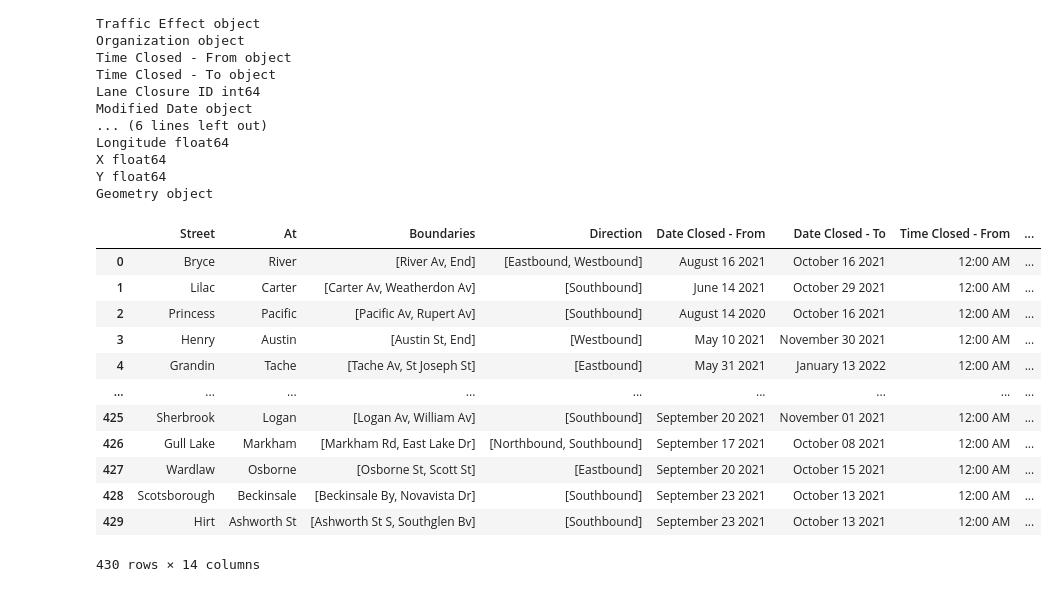
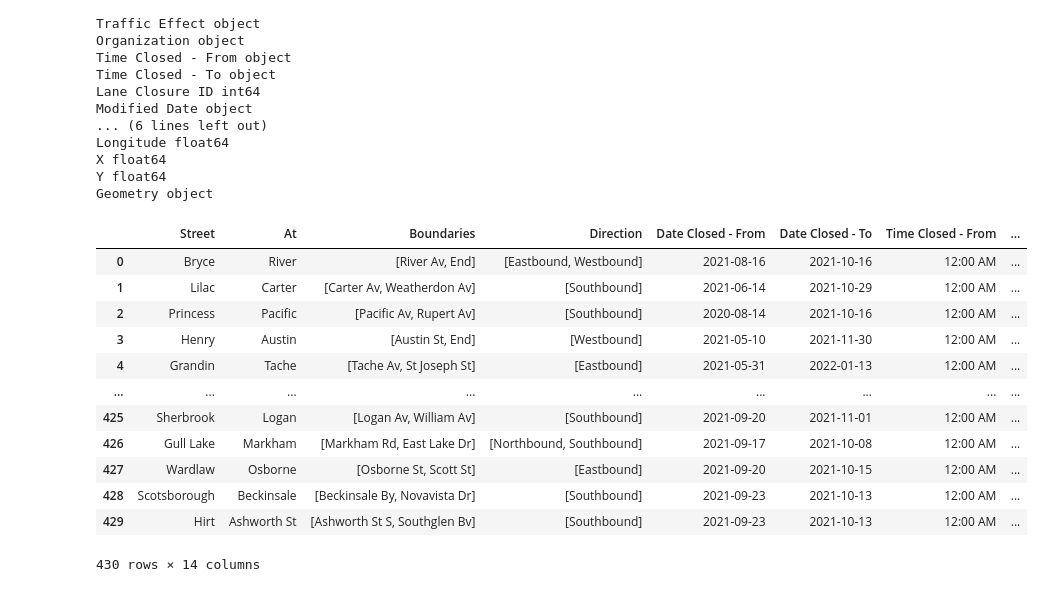
Before and after one commit to tranndt/ml-comp4710-WPGTransitOTP, a Jupyter notebook: res/jason/04_lane_closure.ipynb, the cells around one changed output. Saved outputs shown, nothing was run; the diff lists cells and outputs as text; code cells hidden in the pictures.

```diff
--- a/res/jason/04_lane_closure.ipynb
+++ b/res/jason/04_lane_closure.ipynb
@@ -38,33 +38,35 @@ Geometry object
 # %%
 DF = pd.read_csv("../../datasets/lane_closure.csv",low_memory=False)
 DF = DF.rename(columns={"Primary Street":"Street","Cross Street":"At","Latitude":"Lat","Longitude":"Long"})
 DF.loc[:,"Street"] = [" ".join(l[:-1]) for l in DF["Street"].str.split()]
 DF.loc[:,"At"] = [" ".join(l[:-1]) for l in DF["At"].str.split()]
 DF.loc[:,"Boundaries"] = DF["Boundaries"].str.split(" to ")
 DF.loc[:,"Direction"] = DF["Direction"].str.split(" & ")
 __clean_string = lambda l: [[[(float(j.split()[1]),float(j.split()[0])) for j in s.split(", ")] for s in m] for m in l.values]
 DF.loc[:,"Geometry"] = __clean_string(DF["Geometry"].str.replace("MULTILINESTRING \(\(|\)\)","",regex=True).replace().str.split("\), \("))
+DF["Date Closed - From"] = pd.to_datetime(DF["Date Closed - From"])
+DF["Date Closed - To"] = pd.to_datetime(DF["Date Closed - To"])
 
 def _num_points(m):
     set_i = set()
     for l in m: set_i |= set(l)
     return set_i
 DF["Num_Segments"] = [len(i) for i in DF["Geometry"].values]
 DF["Num_Points"] = [len(_num_points(i)) for i in DF["Geometry"].values]
 
 DF = DF.drop(columns=["Traffic Effect","Organization","Lane Closure ID","Modified Date","Inserted Date","Geometry Id","Status","KML","X","Y"])
 DF
 # %% [output]
 |  | Street | At | Boundaries | Direction | Date Closed - From | Date Closed - To | Time Closed - From | ... |
-| 0 | Bryce | River | [River Av, End] | [Eastbound, Westbound] | August 16 2021 | October 16 2021 | 12:00 AM | ... |
-| 1 | Lilac | Carter | [Carter Av, Weatherdon Av] | [Southbound] | June 14 2021 | October 29 2021 | 12:00 AM | ... |
-| 2 | Princess | Pacific | [Pacific Av, Rupert Av] | [Southbound] | August 14 2020 | October 16 2021 | 12:00 AM | ... |
-| 3 | Henry | Austin | [Austin St, End] | [Westbound] | May 10 2021 | November 30 2021 | 12:00 AM | ... |
-| 4 | Grandin | Tache | [Tache Av, St Joseph St] | [Eastbound] | May 31 2021 | January 13 2022 | 12:00 AM | ... |
+| 0 | Bryce | River | [River Av, End] | [Eastbound, Westbound] | 2021-08-16 | 2021-10-16 | 12:00 AM | ... |
+| 1 | Lilac | Carter | [Carter Av, Weatherdon Av] | [Southbound] | 2021-06-14 | 2021-10-29 | 12:00 AM | ... |
+| 2 | Princess | Pacific | [Pacific Av, Rupert Av] | [Southbound] | 2020-08-14 | 2021-10-16 | 12:00 AM | ... |
+| 3 | Henry | Austin | [Austin St, End] | [Westbound] | 2021-05-10 | 2021-11-30 | 12:00 AM | ... |
+| 4 | Grandin | Tache | [Tache Av, St Joseph St] | [Eastbound] | 2021-05-31 | 2022-01-13 | 12:00 AM | ... |
 | ... | ... | ... | ... | ... | ... | ... | ... | ... |
-| 425 | Sherbrook | Logan | [Logan Av, William Av] | [Southbound] | September 20 2021 | November 01 2021 | 12:00 AM | ... |
-| 426 | Gull Lake | Markham | [Markham Rd, East Lake Dr] | [Northbound, Southbound] | September 17 2021 | October 08 2021 | 12:00 AM | ... |
-| 427 | Wardlaw | Osborne | [Osborne St, Scott St] | [Eastbound] | September 20 2021 | October 15 2021 | 12:00 AM | ... |
-| 428 | Scotsborough | Beckinsale | [Beckinsale By, Novavista Dr] | [Southbound] | September 23 2021 | October 13 2021 | 12:00 AM | ... |
-| 429 | Hirt | Ashworth St | [Ashworth St S, Southglen Bv] | [Southbound] | September 23 2021 | October 13 2021 | 12:00 AM | ... |
+| 425 | Sherbrook | Logan | [Logan Av, William Av] | [Southbound] | 2021-09-20 | 2021-11-01 | 12:00 AM | ... |
+| 426 | Gull Lake | Markham | [Markham Rd, East Lake Dr] | [Northbound, Southbound] | 2021-09-17 | 2021-10-08 | 12:00 AM | ... |
+| 427 | Wardlaw | Osborne | [Osborne St, Scott St] | [Eastbound] | 2021-09-20 | 2021-10-15 | 12:00 AM | ... |
+| 428 | Scotsborough | Beckinsale | [Beckinsale By, Novavista Dr] | [Southbound] | 2021-09-23 | 2021-10-13 | 12:00 AM | ... |
+| 429 | Hirt | Ashworth St | [Ashworth St S, Southglen Bv] | [Southbound] | 2021-09-23 | 2021-10-13 | 12:00 AM | ... |
 430 rows × 14 columns
```
Also changed, not shown: parts of 6 cells of this notebook, 14 other files.
